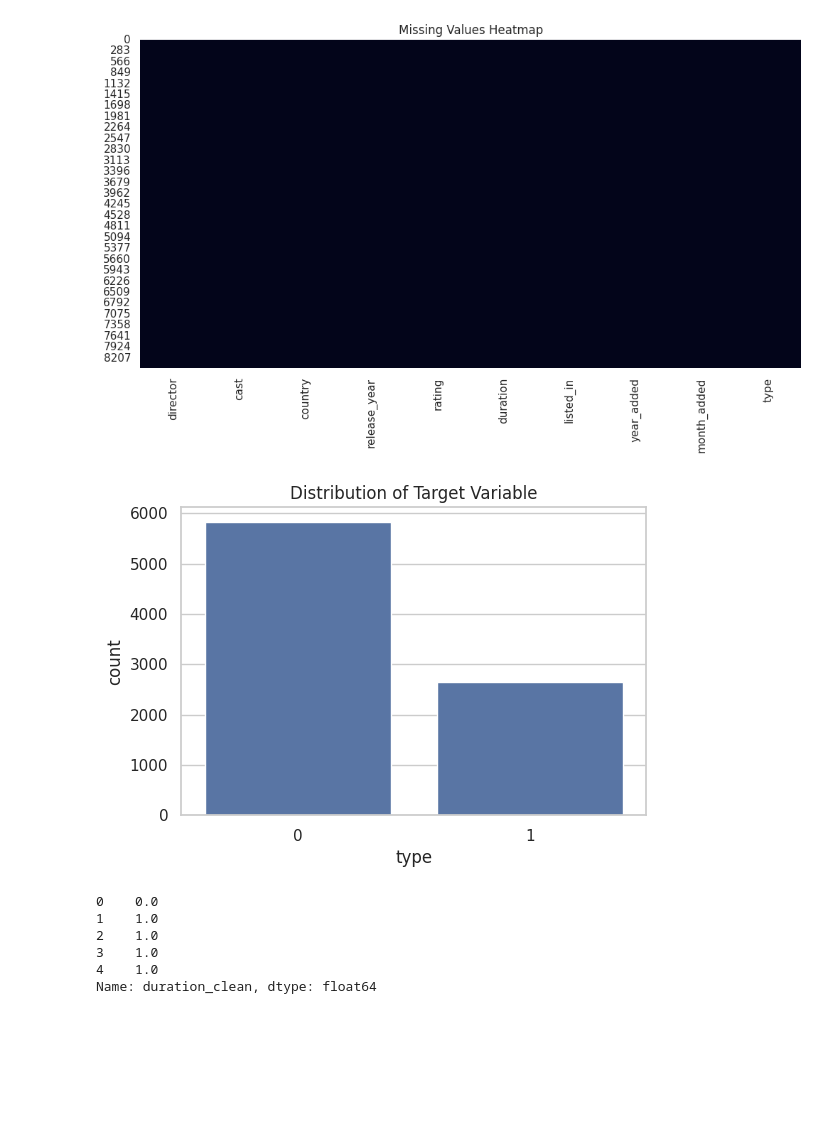
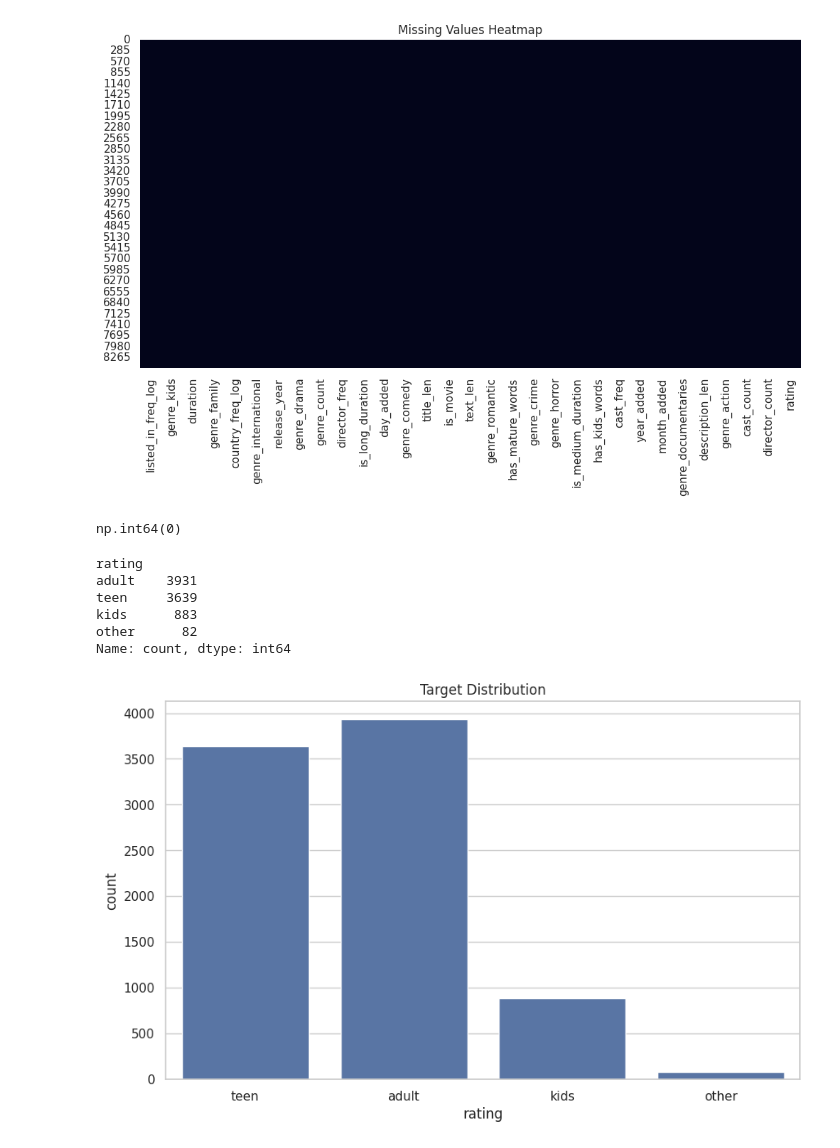
Before and after one commit to DivyajyotiBiswal-Hestabit/LearnRush, a Jupyter notebook: week6-ML/src/notebooks/EDA.ipynb, the cells around one changed output. Drawn from its saved outputs; the diff is of its cells as text; code cells hidden in the pictures; blank space fills up the shorter version.

```diff
--- a/week6-ML/src/notebooks/EDA.ipynb
+++ b/week6-ML/src/notebooks/EDA.ipynb
@@ -3,7 +3,13 @@ import pandas as pd
 import numpy as np
 import matplotlib.pyplot as plt
 import seaborn as sns
+import os
 
 sns.set(style="whitegrid")
+plt.rcParams["figure.figsize"] = (10, 6)
 
+# Load dataset
 DATA_PATH = "../data/processed/final.csv"
+df = pd.read_csv(DATA_PATH)
+
+print("Dataset Loaded Successfully")
@@ -66,26 +91,25 @@ plt.title("Missing Values Heatmap")
 
 plt.show()
 # %% [output]
-[figure, old version]
+[figure, new version]
+# %%
+df.duplicated().sum()
+# %% [output]
+np.int64(0)
+# %%
+TARGET = "rating"
+
+df[TARGET].value_counts()
+# %% [output]
+rating
+adult    3931
+teen     3639
+kids      883
+other      82
+Name: count, dtype: int64
 # %%
-plt.figure(figsize=(6,4))
-
-sns.countplot(data=df, x="type")
-
-plt.title("Distribution of Target Variable")
-
+sns.countplot(x=df[TARGET])
+plt.title("Target Distribution")
 plt.show()
 # %% [output]
-[figure, old version]
+[figure, new version]
-# %%
-# Ensure duration is string first
-df["duration_clean"] = df["duration"].astype(str).str.extract(r"(\d+)").astype(float)
-
-df["duration_clean"].head()
-# %% [output]
-0    0.0
-1    1.0
-2    1.0
-3    1.0
-4    1.0
-Name: duration_clean, dtype: float64
```
Also changed, not shown: parts of 16 cells of this notebook, 20 other files.
